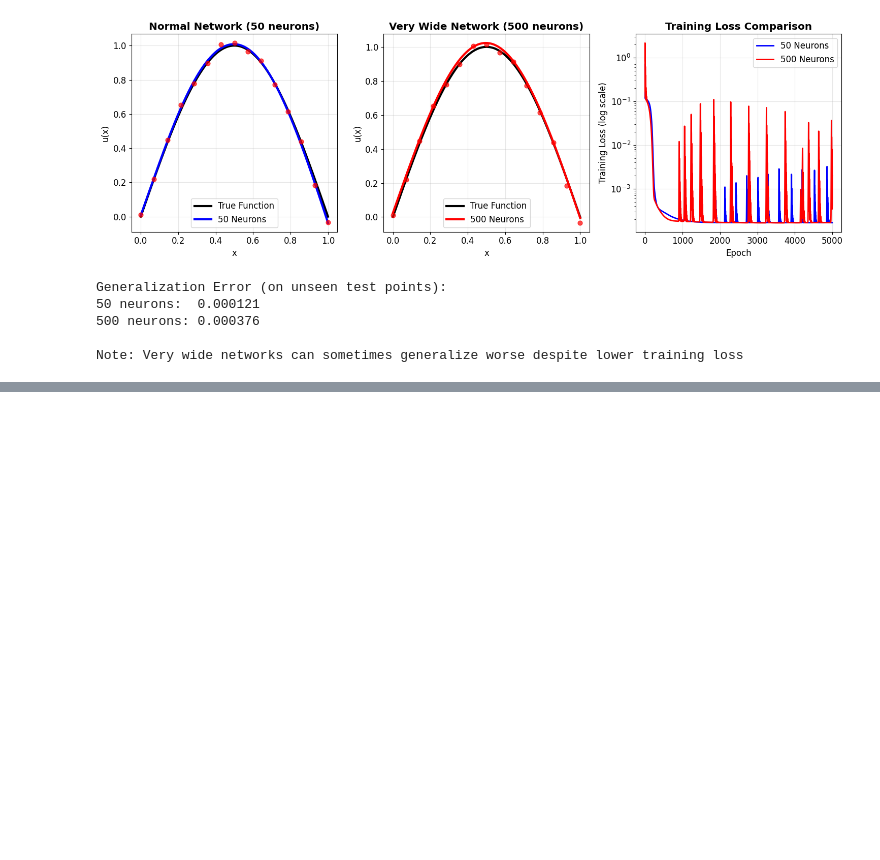
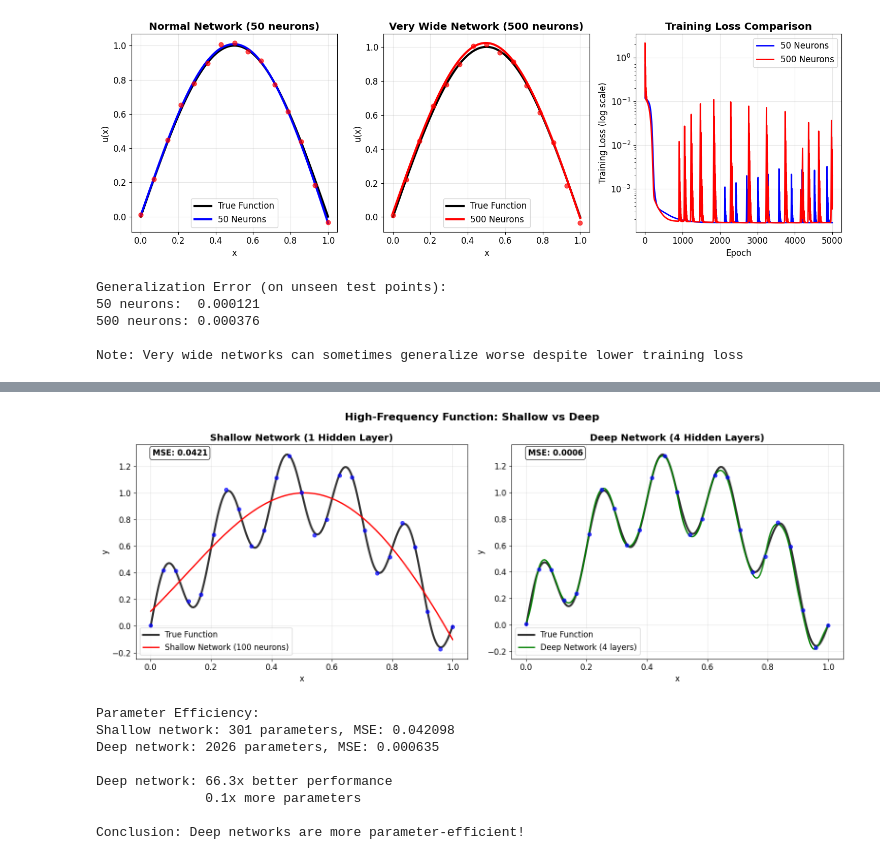
Before and after one commit to kks32-courses/ut-portugal-sciml, a Jupyter notebook: docs/00-mlp/mlp.ipynb, the cells around one changed output, grey strips where cells are left out. Saved outputs shown, nothing was run; the diff lists cells and outputs as text; code cells hidden in the pictures; blank space fills up the shorter version.

```diff
--- a/docs/00-mlp/code.ipynb
+++ b/docs/00-mlp/mlp.ipynb
@@ -914,0 +1341,64 @@ Note: Very wide networks can sometimes generalize worse despite lower training l
+# %%
+# Visualize high-frequency results
+with torch.no_grad():
+    shallow_pred = shallow_net(x_hf_test_t).numpy().flatten()
+    deep_pred = deep_net(x_hf_test_t).numpy().flatten()
+
+fig, (ax1, ax2) = plt.subplots(1, 2, figsize=(16, 6))
+
+# Shallow network
+ax1.plot(x_hf, y_hf_true, 'k-', linewidth=3, label='True Function', alpha=0.8)
+ax1.plot(x_hf, shallow_pred, 'r-', linewidth=2, label='Shallow Network (100 neurons)')
+ax1.scatter(x_hf_train, y_hf_train, color='blue', s=30, alpha=0.7, zorder=5)
+
+shallow_mse = np.mean((shallow_pred - y_hf_true)**2)
+ax1.text(0.05, 0.95, f'MSE: {shallow_mse:.4f}', transform=ax1.transAxes,
+         bbox=dict(boxstyle='round', facecolor='white', alpha=0.8),
+         fontsize=12, fontweight='bold')
+
+ax1.set_title('Shallow Network (1 Hidden Layer)', fontweight='bold')
+ax1.legend()
+ax1.grid(True, alpha=0.3)
+ax1.set_xlabel('x')
+ax1.set_ylabel('y')
+
+# Deep network
+ax2.plot(x_hf, y_hf_true, 'k-', linewidth=3, label='True Function', alpha=0.8)
+ax2.plot(x_hf, deep_pred, 'g-', linewidth=2, label='Deep Network (4 layers)')
+ax2.scatter(x_hf_train, y_hf_train, color='blue', s=30, alpha=0.7, zorder=5)
+
+deep_mse = np.mean((deep_pred - y_hf_true)**2)
+ax2.text(0.05, 0.95, f'MSE: {deep_mse:.4f}', transform=ax2.transAxes,
+         bbox=dict(boxstyle='round', facecolor='white', alpha=0.8),
+         fontsize=12, fontweight='bold')
+
+ax2.set_title('Deep Network (4 Hidden Layers)', fontweight='bold')
+ax2.legend()
+ax2.grid(True, alpha=0.3)
+ax2.set_xlabel('x')
+ax2.set_ylabel('y')
+
+plt.suptitle('High-Frequency Function: Shallow vs Deep', fontsize=16, fontweight='bold')
+plt.tight_layout()
+plt.show()
+
+# Parameter comparison
+shallow_params = sum(p.numel() for p in shallow_net.parameters())
+deep_params = sum(p.numel() for p in deep_net.parameters())
+
+print(f"\nParameter Efficiency:")
+print(f"Shallow network: {shallow_params} parameters, MSE: {shallow_mse:.6f}")
+print(f"Deep network: {deep_params} parameters, MSE: {deep_mse:.6f}")
+print(f"\nDeep network: {shallow_mse/deep_mse:.1f}x better performance")
+print(f"              {shallow_params/deep_params:.1f}x more parameters")
+print(f"\nConclusion: Deep networks are more parameter-efficient!")
+# %% [output]
+[figure, added]
+Parameter Efficiency:
+Shallow network: 301 parameters, MSE: 0.042098
+Deep network: 2026 parameters, MSE: 0.000635
+
+Deep network: 66.3x better performance
+              0.1x more parameters
+
+Conclusion: Deep networks are more parameter-efficient!
```
Also changed, not shown: parts of 17 cells of this notebook, 12 other files.
